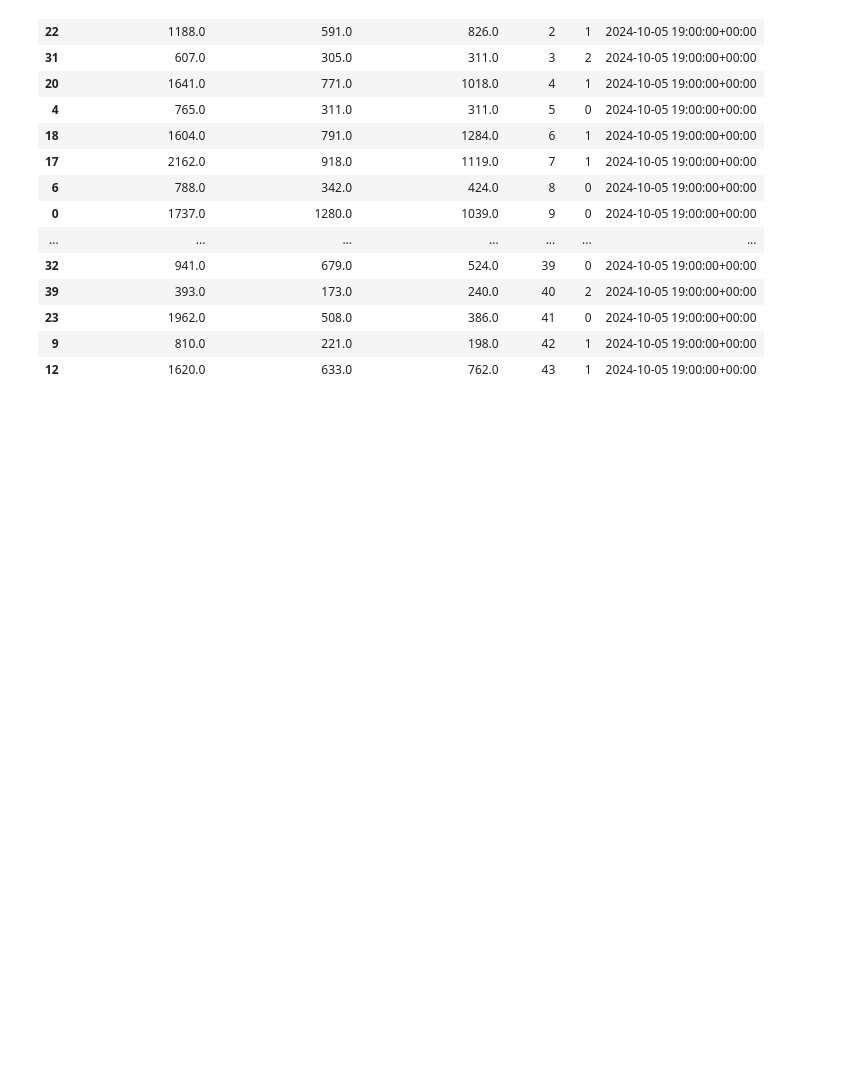
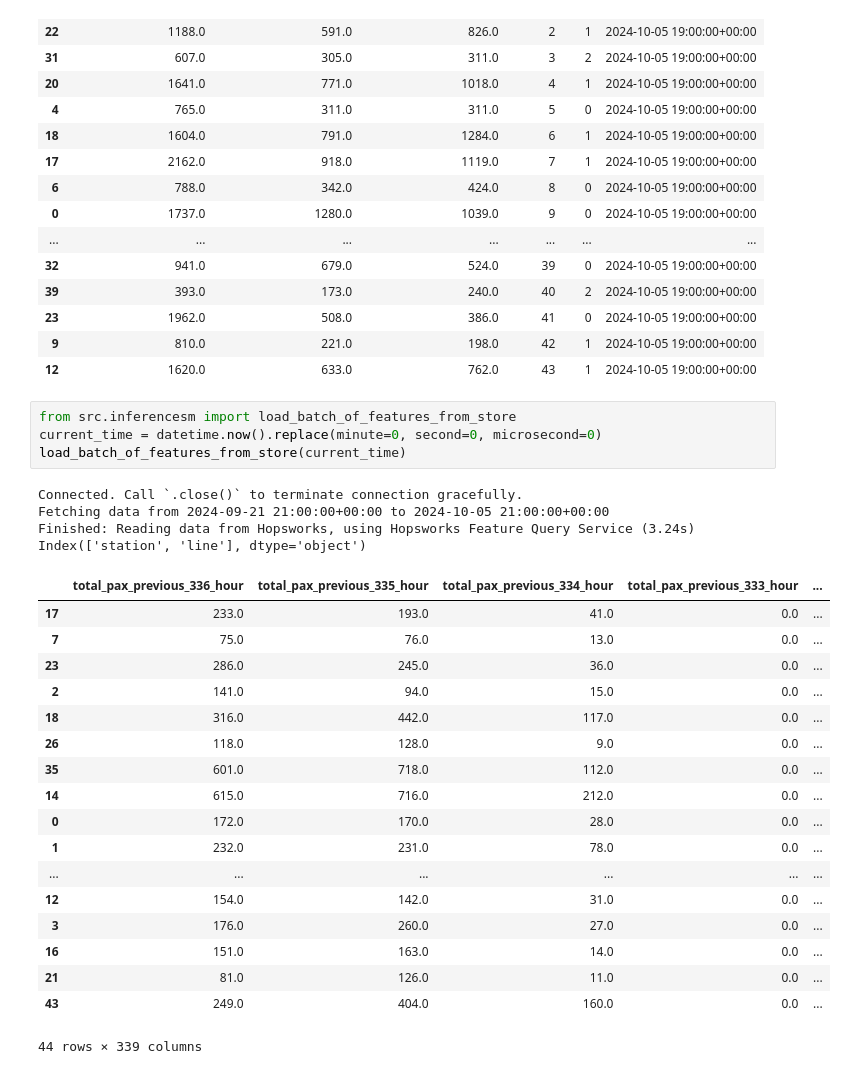
Before and after one commit to simonmontt/Passenger-Flow-Prediction-CABA, a Jupyter notebook: inference_pipeline.ipynb, the cells around one changed output. Saved outputs shown, nothing was run; the diff lists cells and outputs as text; blank space fills up the shorter version.

```diff
--- a/inference_pipeline.ipynb
+++ b/inference_pipeline.ipynb
@@ -178,3 +178,30 @@ Finished: Reading data from Hopsworks, using Hopsworks Feature Query Service (0.
 | 23 | 1962.0 | 508.0 | 386.0 | 41 | 0 | 2024-10-05 19:00:00+00:00 |
 | 9 | 810.0 | 221.0 | 198.0 | 42 | 1 | 2024-10-05 19:00:00+00:00 |
 | 12 | 1620.0 | 633.0 | 762.0 | 43 | 1 | 2024-10-05 19:00:00+00:00 |
+# %%
+from src.inferencesm import load_batch_of_features_from_store
+current_time = datetime.now().replace(minute=0, second=0, microsecond=0)
+load_batch_of_features_from_store(current_time)
+# %% [output]
+Connected. Call `.close()` to terminate connection gracefully.
+Fetching data from 2024-09-21 21:00:00+00:00 to 2024-10-05 21:00:00+00:00
+Finished: Reading data from Hopsworks, using Hopsworks Feature Query Service (3.24s)
+Index(['station', 'line'], dtype='object')
+|  | total_pax_previous_336_hour | total_pax_previous_335_hour | total_pax_previous_334_hour | total_pax_previous_333_hour | ... |
+| 17 | 233.0 | 193.0 | 41.0 | 0.0 | ... |
+| 7 | 75.0 | 76.0 | 13.0 | 0.0 | ... |
+| 23 | 286.0 | 245.0 | 36.0 | 0.0 | ... |
+| 2 | 141.0 | 94.0 | 15.0 | 0.0 | ... |
+| 18 | 316.0 | 442.0 | 117.0 | 0.0 | ... |
+| 26 | 118.0 | 128.0 | 9.0 | 0.0 | ... |
+| 35 | 601.0 | 718.0 | 112.0 | 0.0 | ... |
+| 14 | 615.0 | 716.0 | 212.0 | 0.0 | ... |
+| 0 | 172.0 | 170.0 | 28.0 | 0.0 | ... |
+| 1 | 232.0 | 231.0 | 78.0 | 0.0 | ... |
+| ... | ... | ... | ... | ... | ... |
+| 12 | 154.0 | 142.0 | 31.0 | 0.0 | ... |
+| 3 | 176.0 | 260.0 | 27.0 | 0.0 | ... |
+| 16 | 151.0 | 163.0 | 14.0 | 0.0 | ... |
+| 21 | 81.0 | 126.0 | 11.0 | 0.0 | ... |
+| 43 | 249.0 | 404.0 | 160.0 | 0.0 | ... |
+44 rows × 339 columns
```
Also changed, not shown: parts of 1 cell of this notebook, 2 other files.
